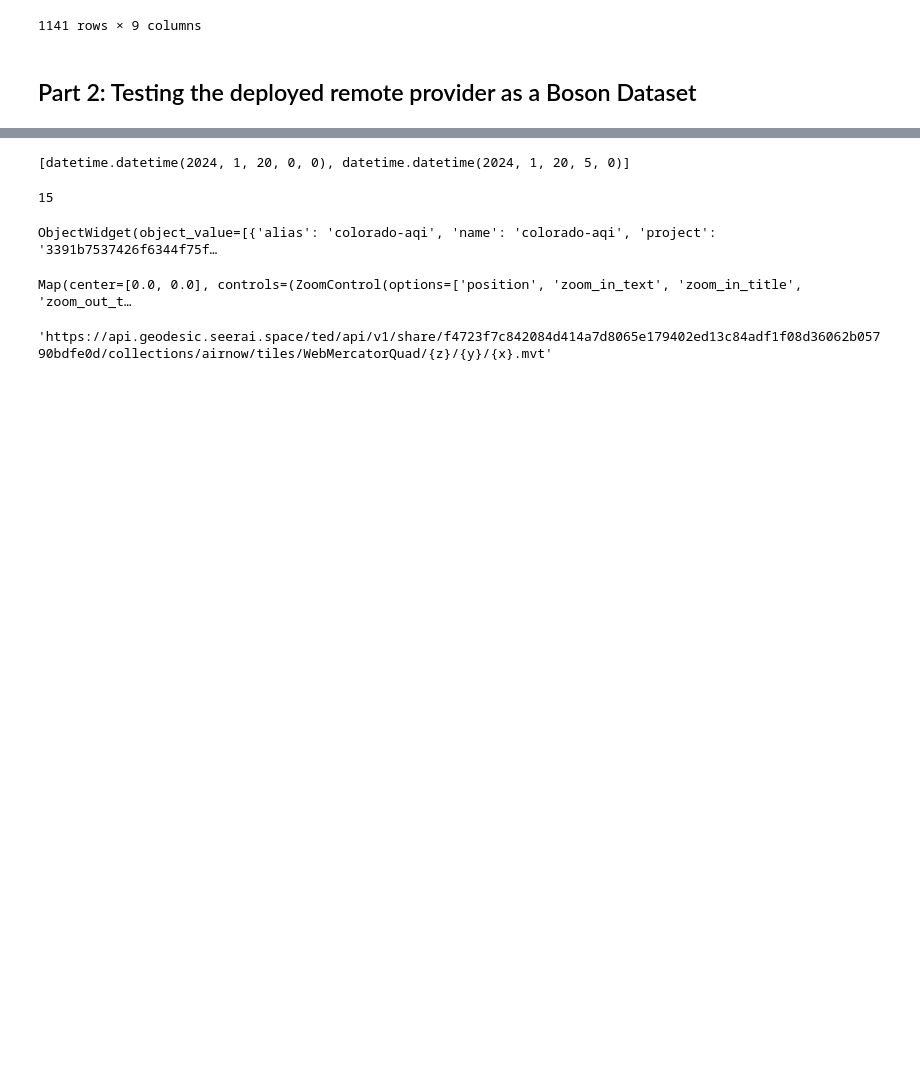
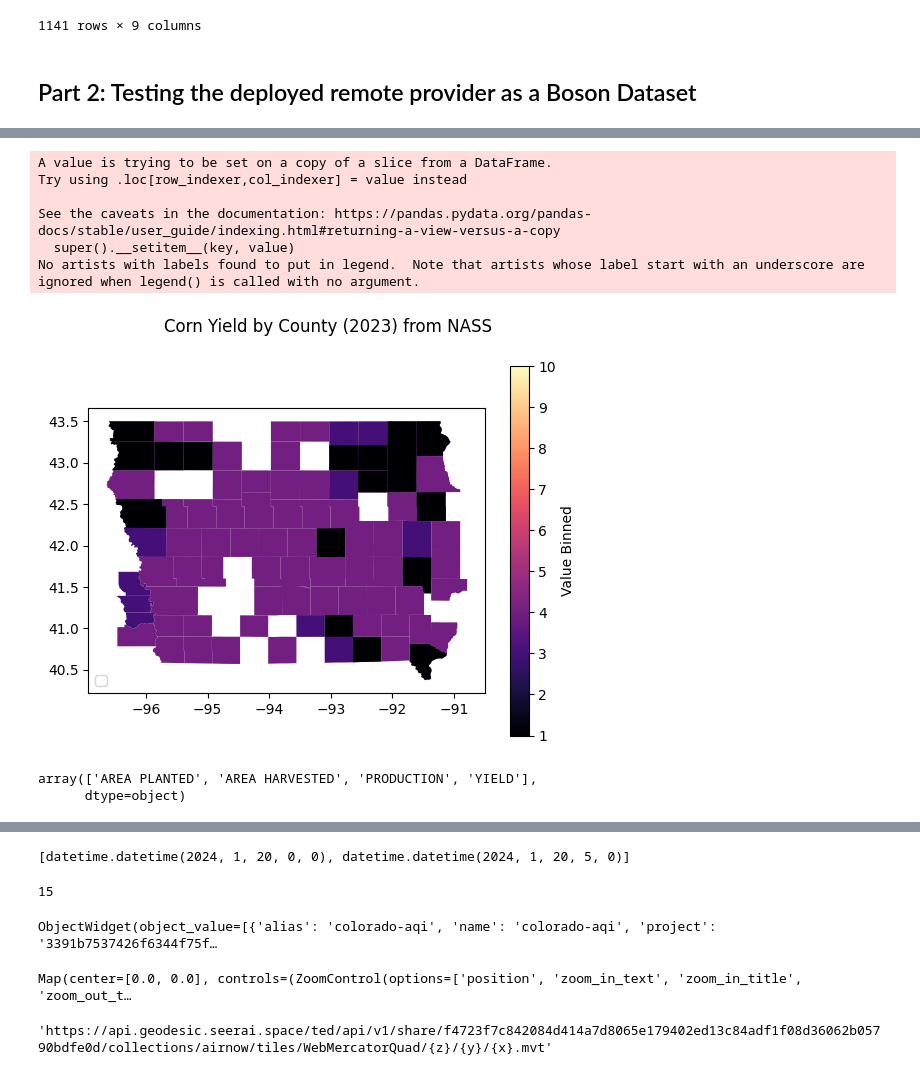
Before and after one commit to seerai/boson-remote-providers, a Jupyter notebook: nass_quickstats_remote_provider/notebooks/remote_provider_testing_notebook.ipynb, the cells around one changed output, grey strips where cells are left out. Saved outputs shown, nothing was run; the diff lists cells and outputs as text; code cells hidden in the pictures; blank space fills up the shorter version.

```diff
--- a/nass_quickstats_remote_provider/notebooks/remote_provider_testing_notebook.ipynb
+++ b/nass_quickstats_remote_provider/notebooks/remote_provider_testing_notebook.ipynb
@@ -251,0 +520,48 @@ dataset:*:*:*:airnow
+# %%
+import pandas as pd
+import matplotlib.pyplot as plt
+from matplotlib.colors import Normalize
+import matplotlib.cm as cm
+
+# Define the range for the colormap
+norm = Normalize(vmin=1, vmax=10)  # Adjust vmin and vmax as needed
+
+# Assuming 'data' is your DataFrame
+# Define the number of bins
+num_bins = 5
+plot_data = data.loc[data.statisticcat_desc == 'YIELD']
+
+# Create bins for the 'Value' column
+plot_data['Value_binned'] = pd.cut(plot_data['Value'].str.replace(',', '').astype(float), bins=num_bins)
+
+# Plot the data using the binned values
+ax = plot_data.plot(column='Value_binned', cmap='magma', legend=False, norm=norm)
+
+# Add super title to the figure
+sup_title = "Corn Yield by County (2023) from NASS"
+plt.suptitle(sup_title)
+
+# Create the colorbar
+sm = cm.ScalarMappable(cmap='magma', norm=norm)
+sm.set_array([])
+cbar = plt.colorbar(sm, ax=ax)
+cbar.set_label('Value Binned')
+
+# Place the legend in the bottom left corner
+plt.legend(loc='lower left')
+
+# Show the plot
+plt.show()
+# %% [output]
+A value is trying to be set on a copy of a slice from a DataFrame.
+Try using .loc[row_indexer,col_indexer] = value instead
+
+See the caveats in the documentation: https://pandas.pydata.org/pandas-docs/stable/user_guide/indexing.html#returning-a-view-versus-a-copy
+  super().__setitem__(key, value)
+No artists with labels found to put in legend.  Note that artists whose label start with an underscore are ignored when legend() is called with no argument.
+[figure, added]
+# %%
+data['statisticcat_desc'].unique()
+# %% [output]
+array(['AREA PLANTED', 'AREA HARVESTED', 'PRODUCTION', 'YIELD'],
+      dtype=object)
```
Also changed, not shown: parts of 36 cells of this notebook, 2 other files.
